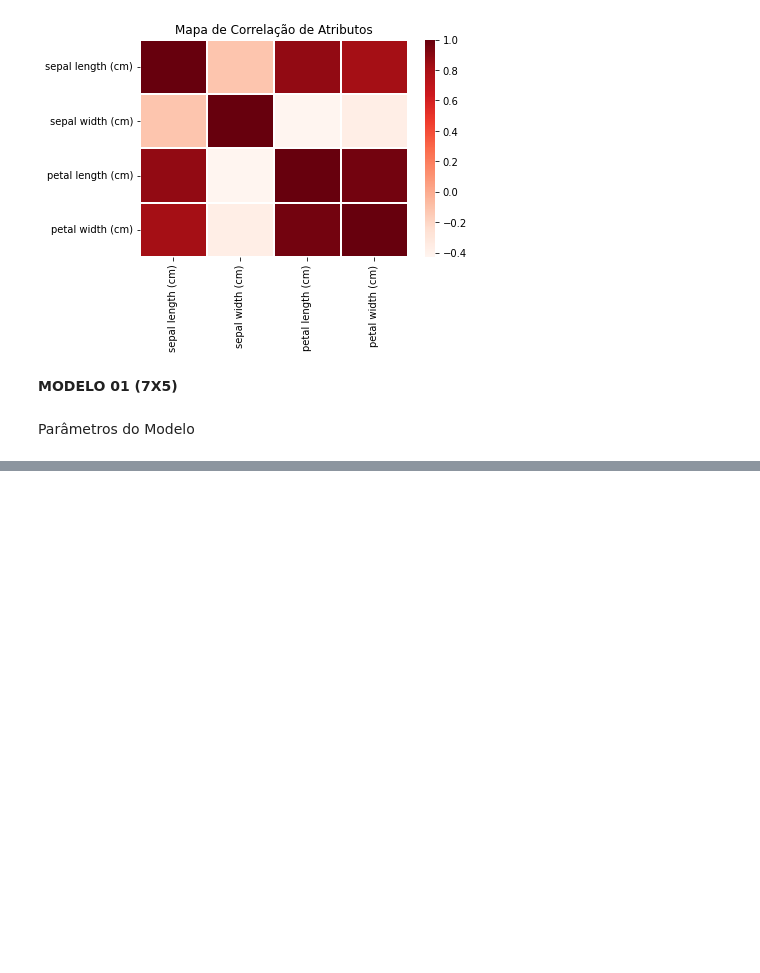
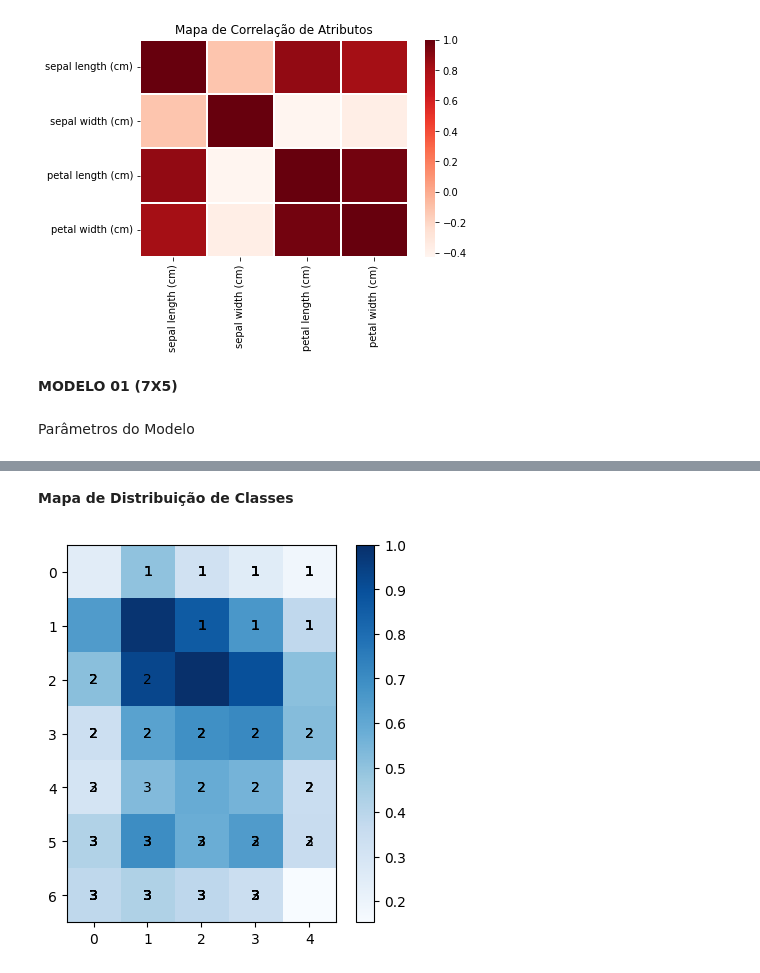
Before and after one commit to douglascosta01/Redes-Neurais, a Jupyter notebook: Rede_Neural_SOM_(Self_Organizing_Maps).ipynb, the cells around one changed output, grey strips where cells are left out. Saved outputs shown, nothing was run; the diff lists cells and outputs as text; code cells hidden in the pictures; blank space fills up the shorter version.

```diff
--- a/Rede_Neural_SOM_(Self_Organizing_Maps).ipynb
+++ b/Rede_Neural_SOM_(Self_Organizing_Maps).ipynb
@@ -139,0 +212,15 @@ plt.show()
+# %% [markdown]
+**Mapa de Distribuição de Classes**
+# %%
+figure (figsize=(5,5),dpi=100)
+plt.imshow(som.distance_map(), cmap='Blues')
+plt.colorbar()
+
+# plotagem das classes assciadas a cada neurônio
+for idx, xx in enumerate(x.values):
+  w = som.winner(xx)  # Encontrando o vencedor para o padrão x
+  plt.text(w[1], w[0], target[idx]+1, horizontalalignment='center', verticalalignment='center')
+
+plt.show()
+# %% [output]
+[figure, added]
```
Also changed, not shown: parts of 13 cells of this notebook.
